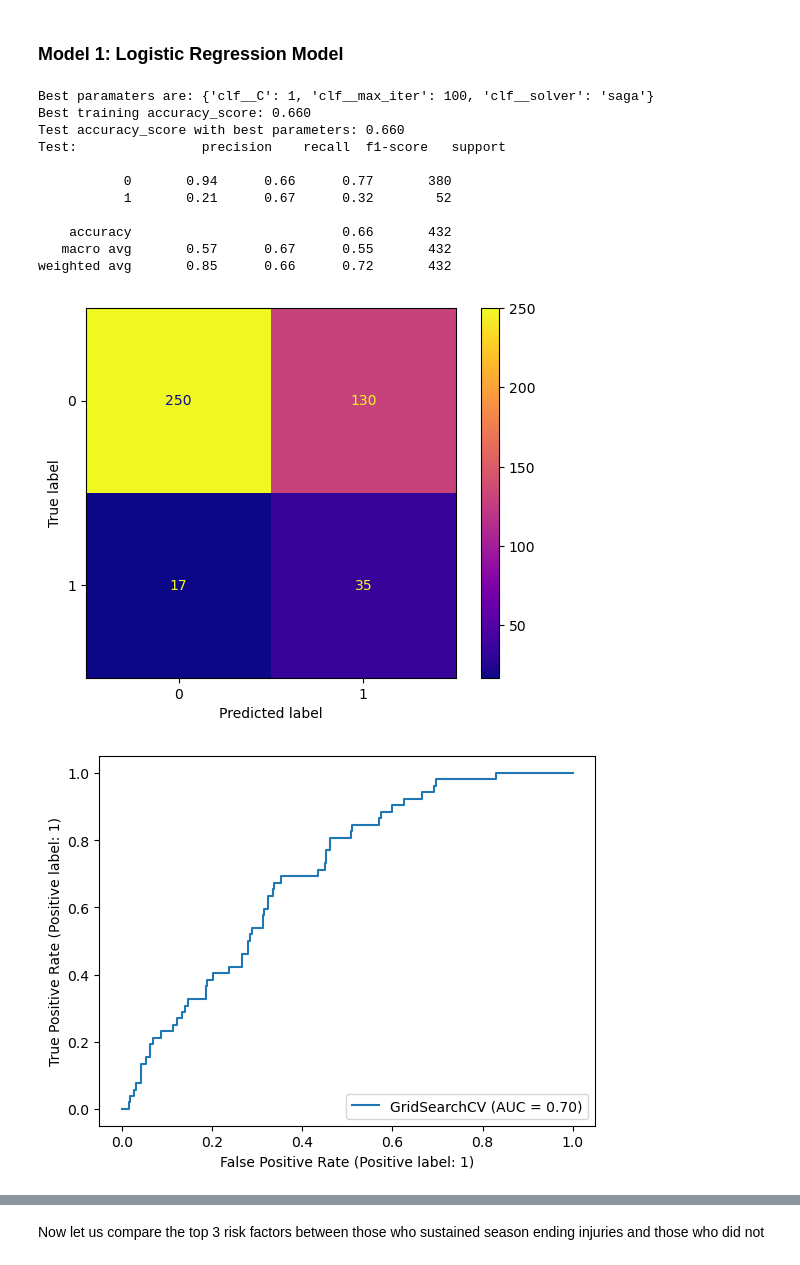
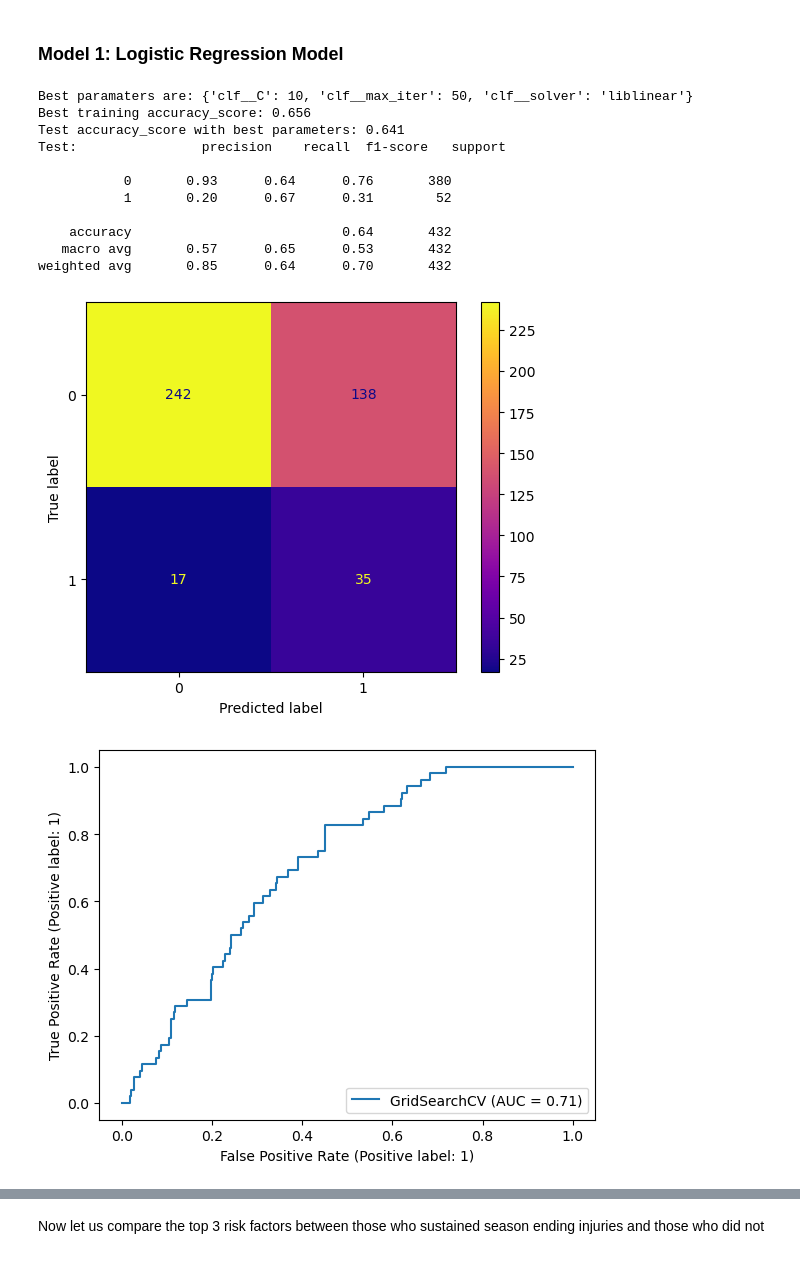
Before and after one commit to RH3421/Reducing_NBA_Injuries, a Jupyter notebook: Main_Notebook.ipynb, the cells around one changed output, grey strips where cells are left out. Saved outputs shown, nothing was run; the diff lists cells and outputs as text; code cells hidden in the pictures.

```diff
--- a/Main_Notebook.ipynb
+++ b/Main_Notebook.ipynb
@@ -261,6 +245,9 @@ df_con['out_for_season'].fillna(0, inplace=True)
 # %%
 # DRAFT YEAR, DRAFT ROUND, and DRAFT NUMBER dropped because undrafted player data was not recorded
 df_con.drop(['DRAFT YEAR', 'DRAFT ROUND', 'DRAFT NUMBER'], axis=1, inplace=True)
+
+# TEAM dropped because some players traded during season
+df_con.drop(['TEAM'], axis=1, inplace=True)
 # %%
 # Function to convert strings to numeric
 def MakeNumeric(Column):
@@ -272,7 +259,3 @@ make_columns_numeric = ['COUNTRY', 'COLLEGE', 'out_for_season']
 
 # Apply function
 make_columns_numeric = [MakeNumeric(column) for column in make_columns_numeric]
-# %%
-# Updating team names
-df_con.TEAM = df_con.TEAM.replace({'NOH':'NOP','NJN':'BKN'})
-df_con
@@ -293,4 +261,0 @@ df_con
-# %%
-# Dummify Teams
-df_con = pd.get_dummies(df_con, columns=['TEAM'])
-df_con
@@ -346,7 +287,7 @@ Assign X and y values, train_test_split, scale data.
 # %%
 # Assign X and y.
 y = df_con.out_for_season
-X = df_con[best_features]
+X = df_con[good_features]
 X_train, X_test, y_train, y_test = train_test_split(X, y, stratify=y, test_size=0.1, random_state=22)
 # %% [markdown]
 Assess for high multicollinearity via Variance Inflation Factor (VIF).
@@ -543,23 +488,23 @@ DummyClassification model produces an accuracy of 88%, an f1-score of 0%, and a
 # %%
 # Logistic Regression Model
 pipe_lr = pipe_maker(LogisticRegression)
-grid_params_lr = [{'clf__solver': ['liblinear','saga','lbfgs'],
-                  'clf__C': [.01,.1,1],
-                  'clf__max_iter': [100,200]}]
+grid_params_lr = [{'clf__solver': ['liblinear','lbfgs','newton-cholesky'],
+                  'clf__C': [1,10,100],
+                  'clf__max_iter': [50,100]}]
 gs_lr = gridsearch_maker(pipe_lr, grid_params_lr)
 best_acc(gs_lr)
 # %% [output]
-Best paramaters are: {'clf__C': 1, 'clf__max_iter': 100, 'clf__solver': 'saga'}
-Best training accuracy_score: 0.660
-Test accuracy_score with best parameters: 0.660
+Best paramaters are: {'clf__C': 10, 'clf__max_iter': 50, 'clf__solver': 'liblinear'}
+Best training accuracy_score: 0.656
+Test accuracy_score with best parameters: 0.641
 Test:                precision    recall  f1-score   support
 
-           0       0.94      0.66      0.77       380
-           1       0.21      0.67      0.32        52
+           0       0.93      0.64      0.76       380
+           1       0.20      0.67      0.31        52
 
-    accuracy                           0.66       432
-   macro avg       0.57      0.67      0.55       432
-weighted avg       0.85      0.66      0.72       432
+    accuracy                           0.64       432
+   macro avg       0.57      0.65      0.53       432
+weighted avg       0.85      0.64      0.70       432
-[figure, old version]
+[figure, new version]
-[figure, old version]
+[figure, new version]
 # %% [markdown]
```
Also changed, not shown: parts of 52 cells of this notebook.
